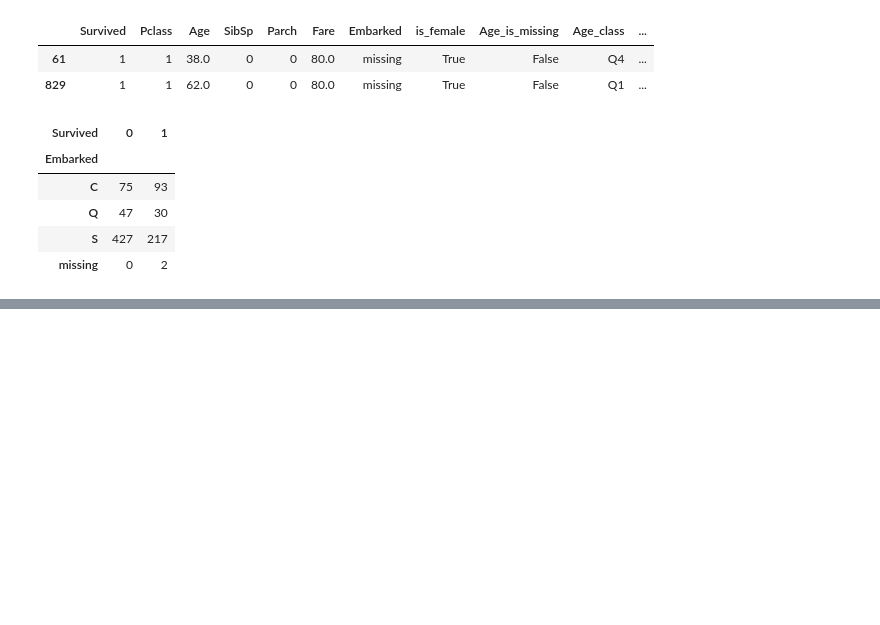
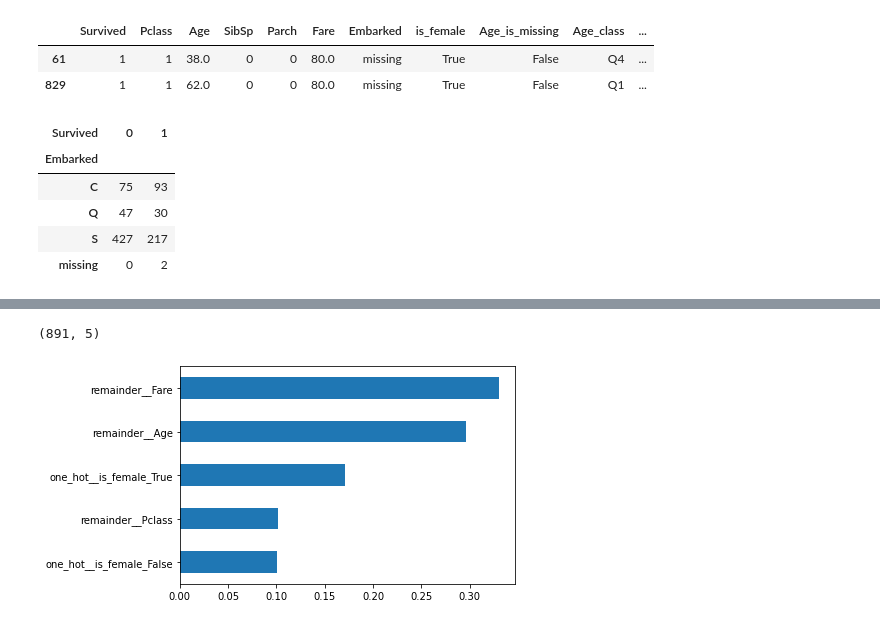
Before and after one commit to haku9627/Kaggle, a Jupyter notebook: Titanic/Titanic-MachineLearningFromDisaster.ipynb, the cells around one changed output, grey strips where cells are left out. Cells and saved outputs as stored; diff of their text form; code cells hidden in the pictures; blank space fills up the shorter version.

```diff
--- a/Titanic/Titanic-MachineLearningFromDisaster.ipynb
+++ b/Titanic/Titanic-MachineLearningFromDisaster.ipynb
@@ -611,0 +844,24 @@ pd.crosstab(df2_manipulate5.Embarked,df2_manipulate5.Survived)
+# %%
+#One Hot Encoding
+X = data_tmp[["Fare","Age","is_female","Pclass"]]
+y = data_tmp.Survived
+categorical_features = ["is_female"]
+one_hot = OneHotEncoder()
+
+transformer = ColumnTransformer([("one_hot",one_hot,categorical_features)],
+                                remainder="passthrough")
+transformed_X  = transformer.fit_transform(X)
+# %%
+transformed_X.shape
+# %% [output]
+(891, 5)
+# %%
+# Random Forest Retrial
+X_train, X_valid, y_train, y_valid = train_test_split(transformed_X, y, test_size=0.2)
+clf = RandomForestClassifier()
+clf.fit(X_train,y_train)
+
+feat_importances = pd.Series(clf.feature_importances_, index=transformer.get_feature_names_out())
+feat_importances.nsmallest(17).plot(kind='barh');
+# %% [output]
+[figure, added]
```
Also changed, not shown: parts of 63 cells of this notebook, 2 other files.
